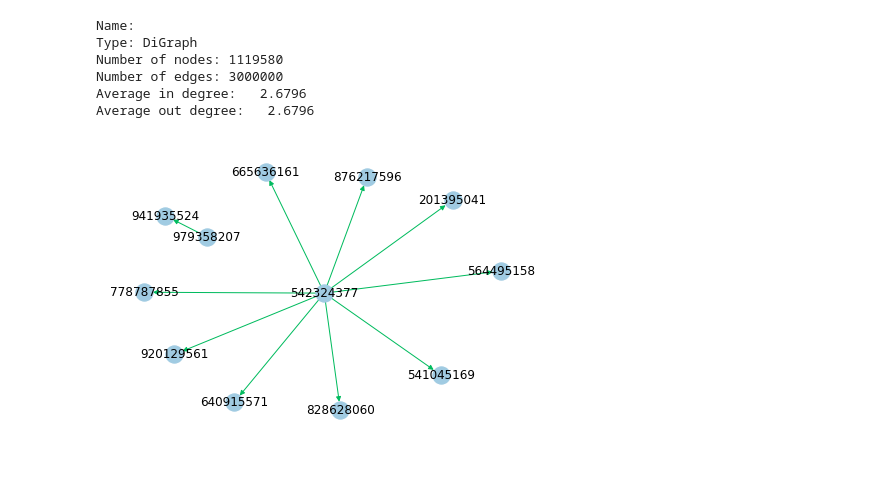
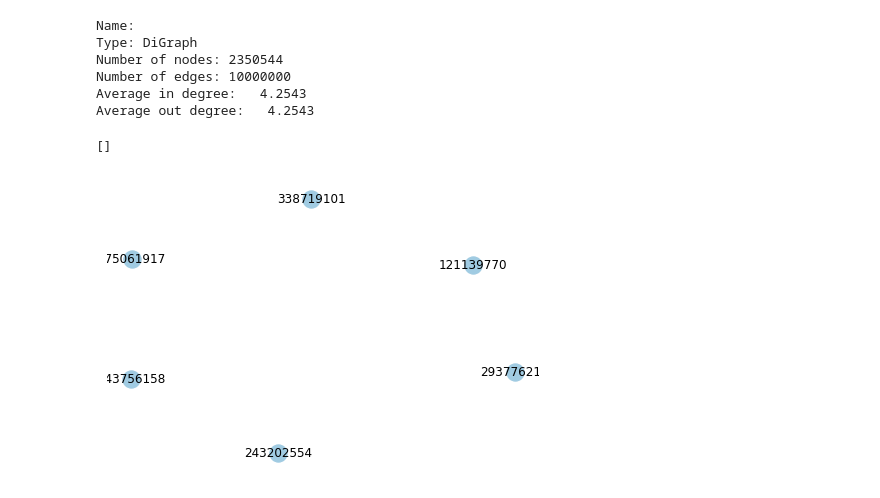
Before and after one commit to elsiefore/link-prediction, a Jupyter notebook: data_anaylysis.ipynb, the cells around one changed output. Cells and saved outputs as stored; diff of their text form; code cells hidden in the pictures.

Commit message:
add evaluation of top-k for als, add data analysis

```diff
--- a/data_anaylysis.ipynb
+++ b/data_anaylysis.ipynb
@@ -18,22 +18,28 @@ df.to_csv('data/links.csv',header=False,index=False)
 # %%
-g = nx.read_edgelist('data/links.csv', delimiter=' ', create_using=nx.DiGraph(),nodetype=int)
+g = nx.read_edgelist('data/10m.csv', delimiter=' ', create_using=nx.DiGraph(),nodetype=int)
 
 #printing the information of graph
 print(nx.info(g))
 # %% [output]
 Name:
 Type: DiGraph
-Number of nodes: 1119580
-Number of edges: 3000000
-Average in degree:   2.6796
-Average out degree:   2.6796
+Number of nodes: 2350544
+Number of edges: 10000000
+Average in degree:   4.2543
+Average out degree:   4.2543
+# %%
+# get subgraph
+sub = g.subgraph([338719101, 243202554, 121139770, 343756158, 475061917, 293776216])
+# %%
+list(sub.edges)
+# %% [output]
+[]
 # %%
 #plotting the graph
-df = pd.read_csv('links.txt',skiprows=0, nrows=10).to_csv('data/sample.csv',header=False,index=False)
-subgraph = nx.read_edgelist('data/sample.csv', delimiter=' ', create_using=nx.DiGraph(),nodetype=int)
-
-pos=nx.spring_layout(subgraph)
-nx.draw(subgraph,pos,node_color='#A0CBE2',edge_color='#00bb5e',width=1,edge_cmap=plt.cm.Blues,with_labels=True)
-plt.savefig("graph_sample.pdf")
+# df = pd.read_csv('links.txt',skiprows=0, nrows=10).to_csv('data/sample.csv',header=False,index=False)
+# subgraph = nx.read_edgelist('data/sample.csv', delimiter=' ', create_using=nx.DiGraph(),nodetype=int)
+pos=nx.spring_layout(sub)
+nx.draw(sub,pos,node_color='#A0CBE2',edge_color='#00bb5e',width=1,edge_cmap=plt.cm.Blues,with_labels=True)
+plt.savefig("results/als_result_graph.pdf")
 # %% [output]
-[figure, old version]
+[figure, new version]
```
Also changed, not shown: parts of 9 cells of this notebook, 1 other file.
